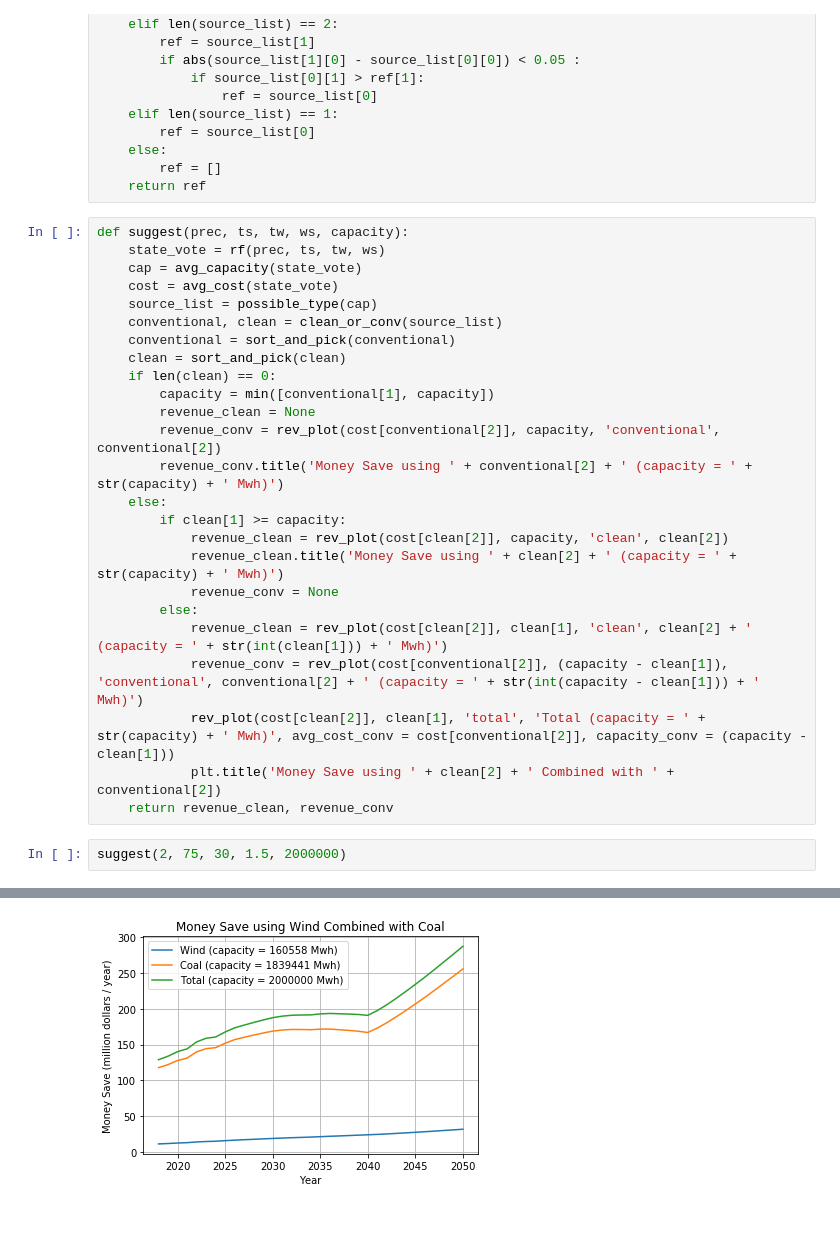
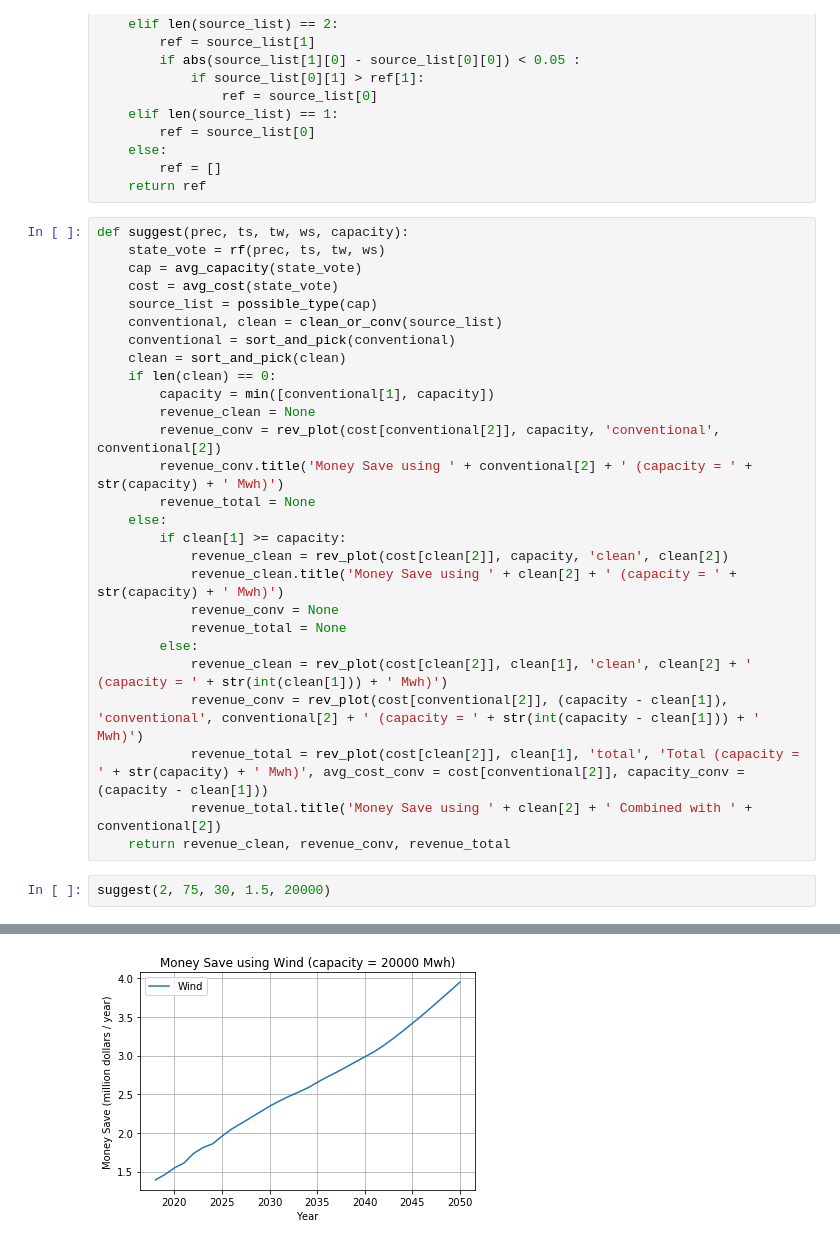
Before and after one commit to tydpan/EASE-Project, a Jupyter notebook: EASE/Core.ipynb, the cells around one changed output, grey strips where cells are left out. Saved outputs shown, nothing was run; the diff lists cells and outputs as text.

Commit message:
clean

```diff
--- a/EASE/Core.ipynb
+++ b/EASE/Core.ipynb
@@ -246,18 +247,20 @@ def suggest(prec, ts, tw, ws, capacity):
         revenue_clean = None
         revenue_conv = rev_plot(cost[conventional[2]], capacity, 'conventional', conventional[2])
         revenue_conv.title('Money Save using ' + conventional[2] + ' (capacity = ' + str(capacity) + ' Mwh)')
+        revenue_total = None
     else:
         if clean[1] >= capacity:
             revenue_clean = rev_plot(cost[clean[2]], capacity, 'clean', clean[2])
             revenue_clean.title('Money Save using ' + clean[2] + ' (capacity = ' + str(capacity) + ' Mwh)')
             revenue_conv = None
+            revenue_total = None
         else:
             revenue_clean = rev_plot(cost[clean[2]], clean[1], 'clean', clean[2] + ' (capacity = ' + str(int(clean[1])) + ' Mwh)')
             revenue_conv = rev_plot(cost[conventional[2]], (capacity - clean[1]), 'conventional', conventional[2] + ' (capacity = ' + str(int(capacity - clean[1])) + ' Mwh)')
-            rev_plot(cost[clean[2]], clean[1], 'total', 'Total (capacity = ' + str(capacity) + ' Mwh)', avg_cost_conv = cost[conventional[2]], capacity_conv = (capacity - clean[1]))
-            plt.title('Money Save using ' + clean[2] + ' Combined with ' + conventional[2])
-    return revenue_clean, revenue_conv
+            revenue_total = rev_plot(cost[clean[2]], clean[1], 'total', 'Total (capacity = ' + str(capacity) + ' Mwh)', avg_cost_conv = cost[conventional[2]], capacity_conv = (capacity - clean[1]))
+            revenue_total.title('Money Save using ' + clean[2] + ' Combined with ' + conventional[2])
+    return revenue_clean, revenue_conv, revenue_total
 # %%
-suggest(2, 75, 30, 1.5, 2000000)
+suggest(2, 75, 30, 1.5, 20000)
 # %% [output]
 (<module 'matplotlib.pyplot' from '/Users/taiyupan/miniconda3/lib/python3.5/site-packages/matplotlib/pyplot.py'>,
@@ -265 +269 @@ suggest(2, 75, 30, 1.5, 2000000)
-[figure, old version]
+[figure, new version]
```
Also changed, not shown: parts of 6 cells of this notebook.
